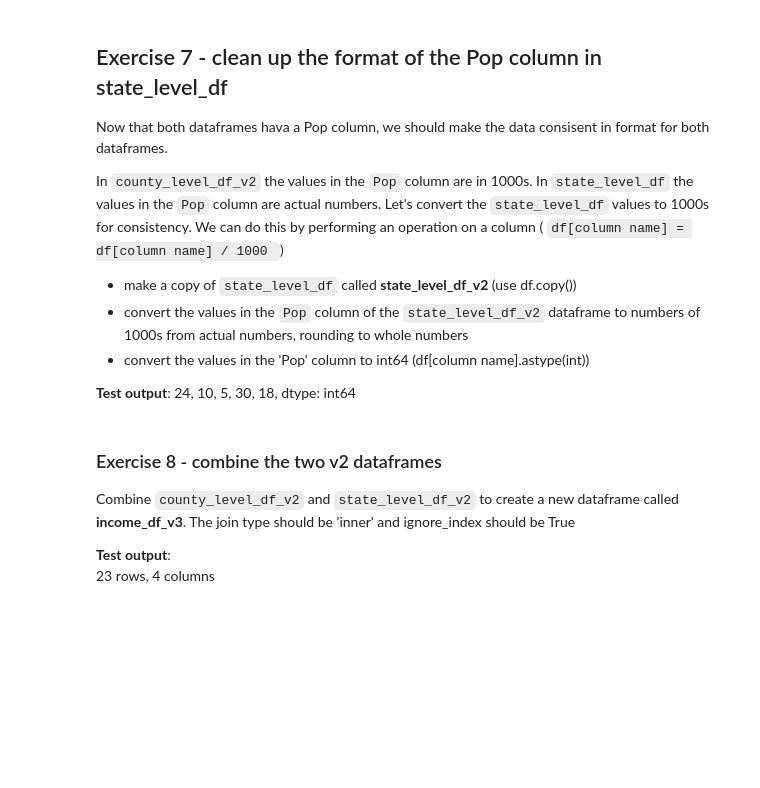
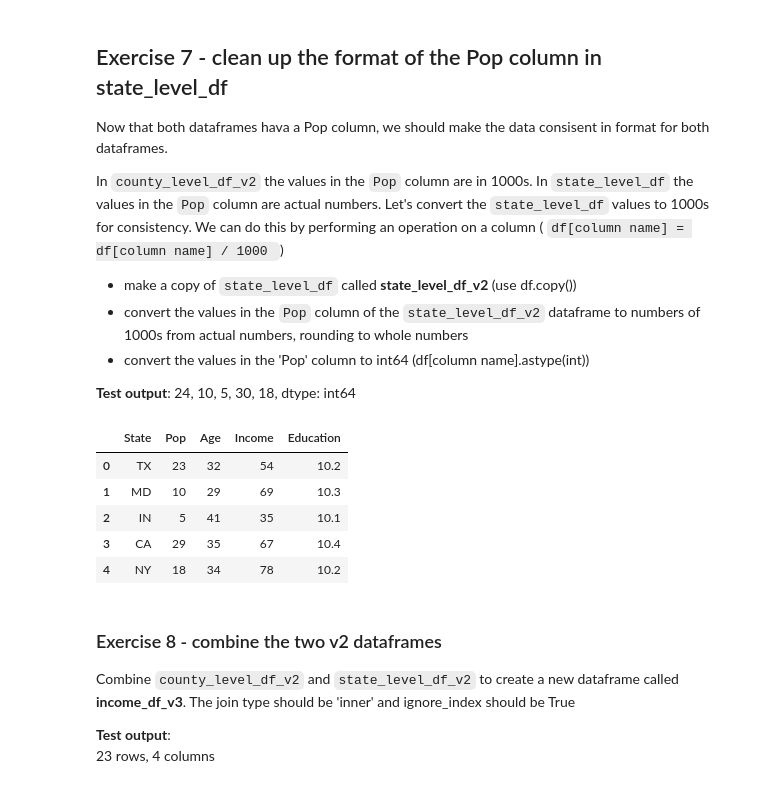
Before and after one commit to duntik/programming-for-data, a Jupyter notebook: Session 3/Sprint 3/Wrangle_the_data.ipynb, the cells around one changed output. Drawn from its saved outputs; the diff is of its cells as text; code cells hidden in the pictures; blank space fills up the shorter version.

```diff
--- a/Session 3/Sprint 3/Wrangle_the_data.ipynb
+++ b/Session 3/Sprint 3/Wrangle_the_data.ipynb
@@ -282,6 +282,18 @@ In `county_level_df_v2` the values in the `Pop` column are in 1000s.  In `state_
 
 **Test output**:
 24, 10, 5, 30, 18, dtype: int64
+# %%
+state_level_df_v2 = state_level_df.copy()
+state_level_df_v2['Pop'] = state_level_df_v2['Pop'] / 1000
+state_level_df_v2['Pop'] = state_level_df_v2['Pop'].astype(int)
+display(state_level_df_v2)
+# %% [output]
+|  | State | Pop | Age | Income | Education |
+| 0 | TX | 23 | 32 | 54 | 10.2 |
+| 1 | MD | 10 | 29 | 69 | 10.3 |
+| 2 | IN | 5 | 41 | 35 | 10.1 |
+| 3 | CA | 29 | 35 | 67 | 10.4 |
+| 4 | NY | 18 | 34 | 78 | 10.2 |
 # %% [markdown]
 ### Exercise 8 - combine the two v2 dataframes
 
```
Also changed, not shown: parts of 1 cell of this notebook.
